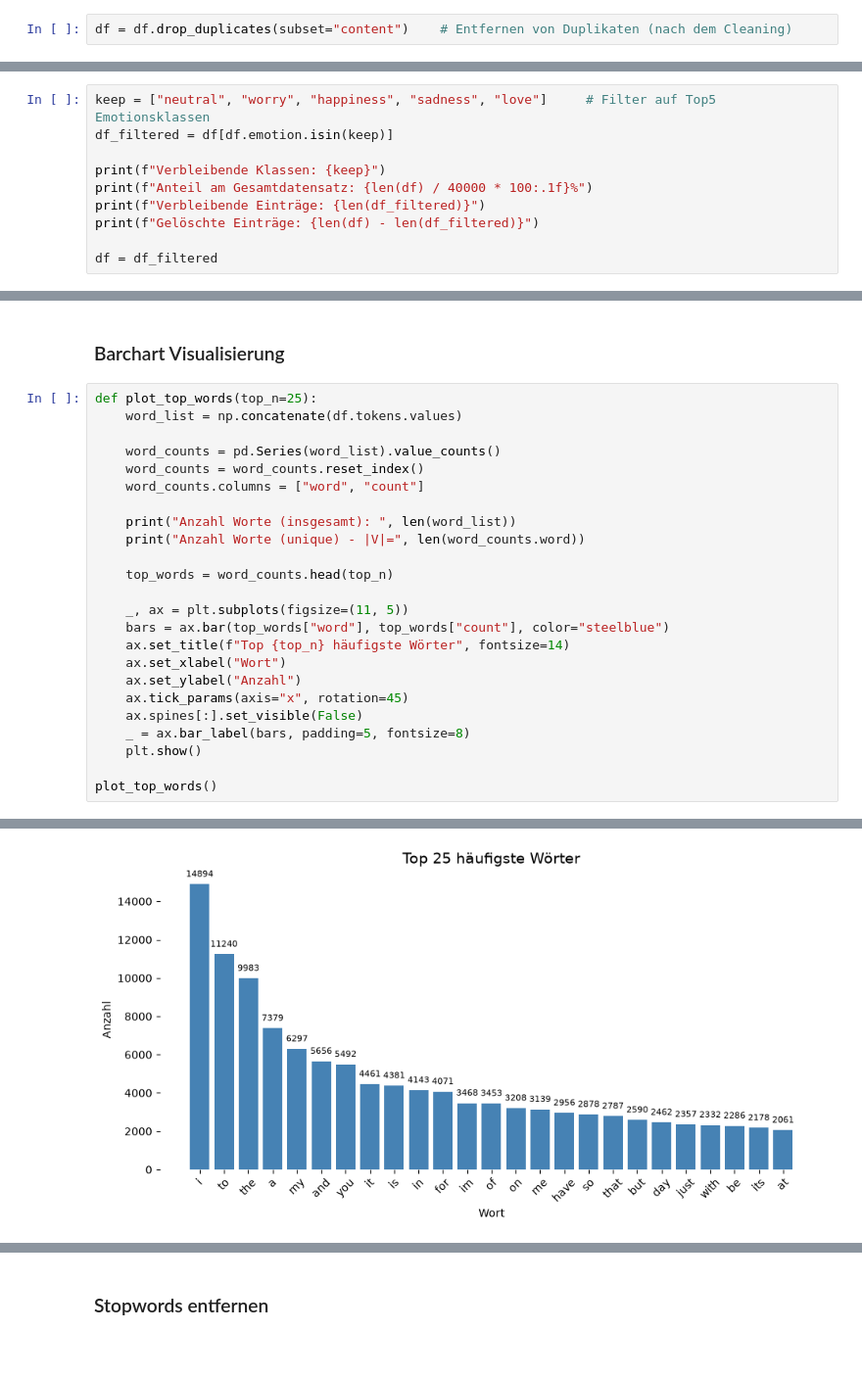
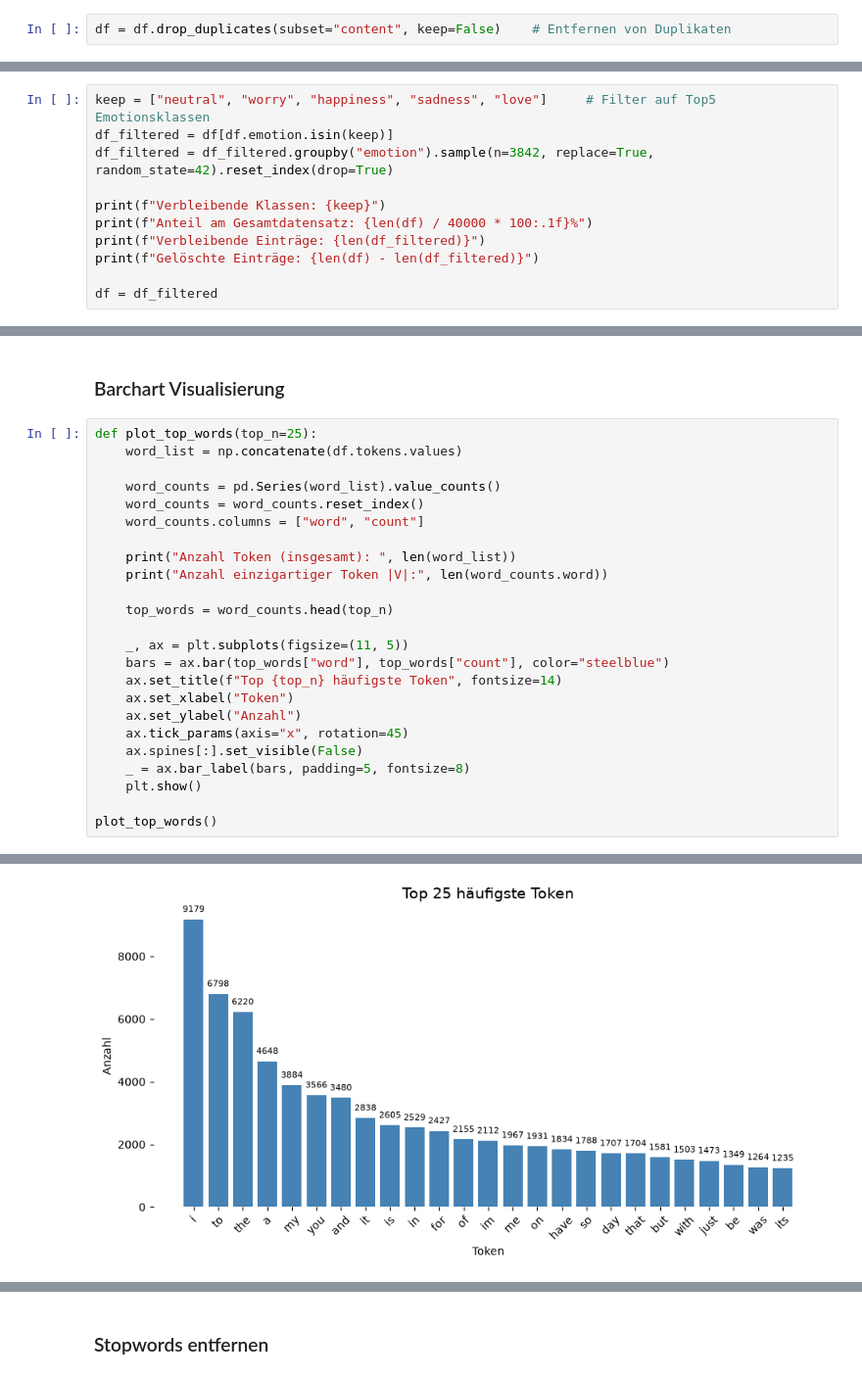
Before and after one commit to Anas2308/Neue_Konzepte_Portfolio, a Jupyter notebook: notebooks/manuel.ipynb, the cells around one changed output, grey strips where cells are left out. Shown at 98% size. Saved outputs shown, nothing was run; the diff lists cells and outputs as text; blank space fills up the shorter version.

```diff
--- a/notebooks/manuel.ipynb
+++ b/notebooks/manuel.ipynb
@@ -264,2 +278,2 @@ df[df.content.duplicated(keep=False)]
 # %%
-df = df.drop_duplicates(subset="content")    # Entfernen von Duplikaten (nach dem Cleaning)
+df = df.drop_duplicates(subset="content", keep=False)    # Entfernen von Duplikaten
@@ -300,6 +318,7 @@ So wenige Beispiele reichen nicht, damit ein Modell diese seltenen Emotionen zuv
 # %%
 keep = ["neutral", "worry", "happiness", "sadness", "love"]     # Filter auf Top5 Emotionsklassen
 df_filtered = df[df.emotion.isin(keep)]
+df_filtered = df_filtered.groupby("emotion").sample(n=3842, replace=True, random_state=42).reset_index(drop=True)
 
 print(f"Verbleibende Klassen: {keep}")
 print(f"Anteil am Gesamtdatensatz: {len(df) / 40000 * 100:.1f}%")
@@ -360,15 +389,15 @@ def plot_top_words(top_n=25):
     word_counts = word_counts.reset_index()
     word_counts.columns = ["word", "count"]
 
-    print("Anzahl Worte (insgesamt): ", len(word_list))
-    print("Anzahl Worte (unique) - |V|=", len(word_counts.word))
+    print("Anzahl Token (insgesamt): ", len(word_list))
+    print("Anzahl einzigartiger Token |V|:", len(word_counts.word))
 
     top_words = word_counts.head(top_n)
 
     _, ax = plt.subplots(figsize=(11, 5))
     bars = ax.bar(top_words["word"], top_words["count"], color="steelblue")
-    ax.set_title(f"Top {top_n} häufigste Wörter", fontsize=14)
-    ax.set_xlabel("Wort")
+    ax.set_title(f"Top {top_n} häufigste Token", fontsize=14)
+    ax.set_xlabel("Token")
     ax.set_ylabel("Anzahl")
     ax.tick_params(axis="x", rotation=45)
     ax.spines[:].set_visible(False)
@@ -382,2 +411,2 @@ Anzahl Worte (unique) - |V|= 28834
-[figure, old version]
+[figure, new version]
 # %% [markdown]
```
Also changed, not shown: parts of 67 cells of this notebook, 1 other file.
